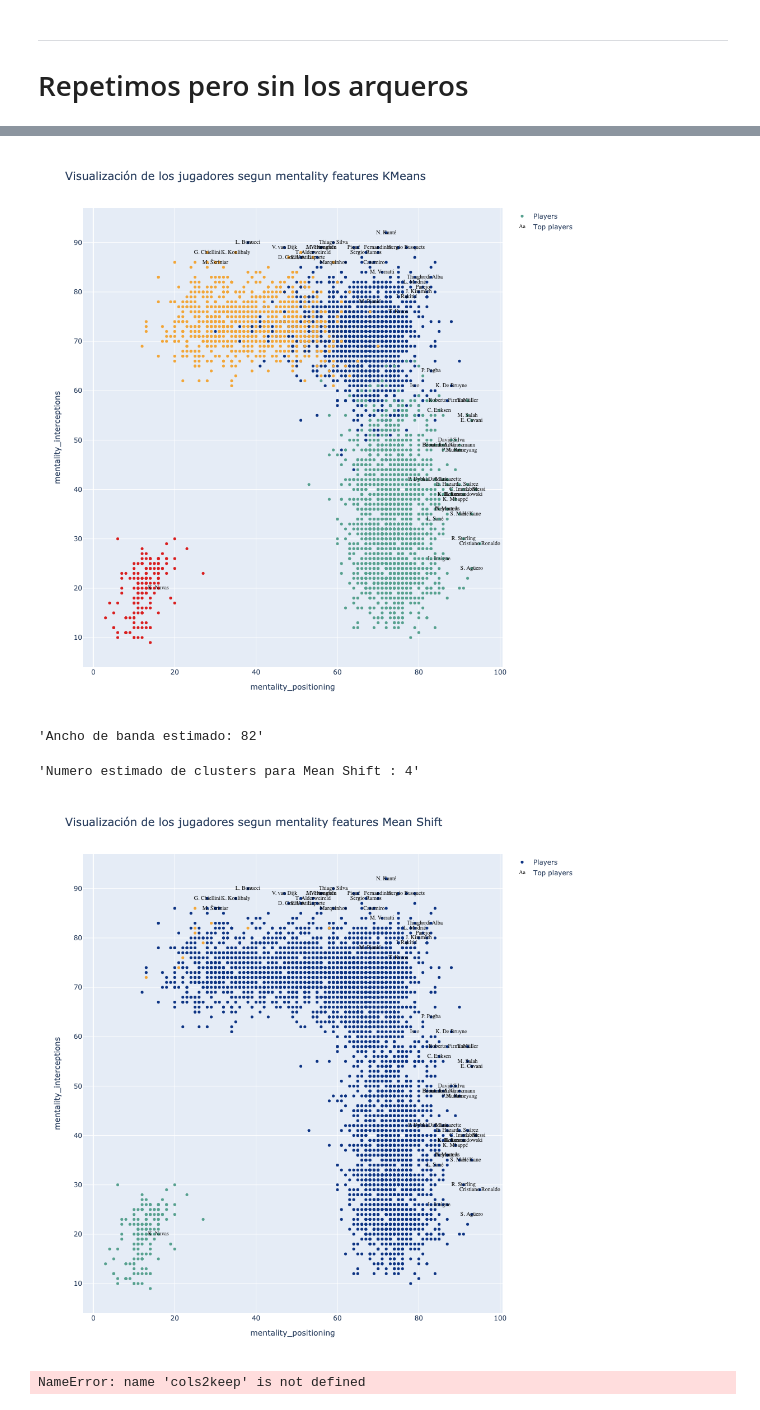
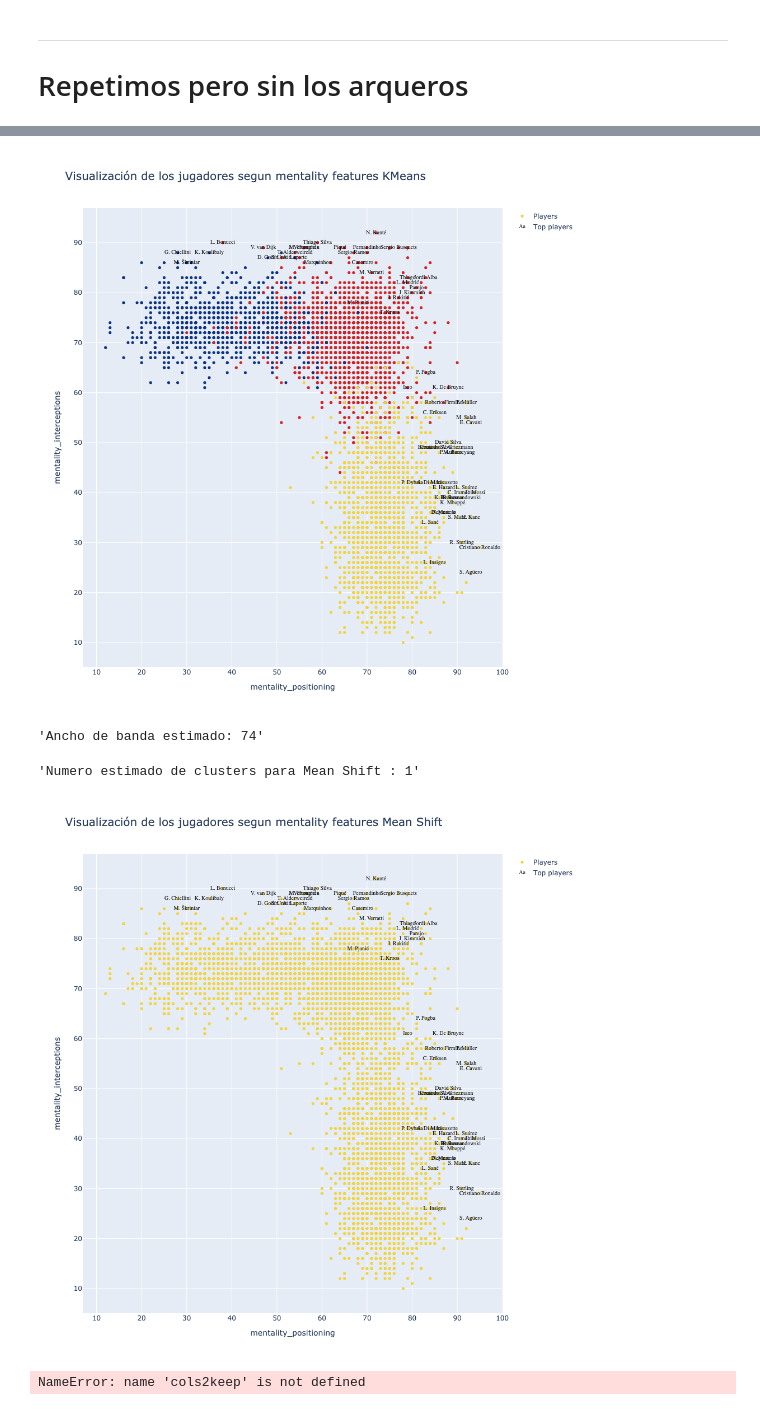
Before and after one commit to danicattaneob/diplo-datos-ayvd-g1, a Jupyter notebook: 5_aprendizaje_no_supervisado/ntb_clustering_2_fifa_2020.ipynb, the cells around one changed output, grey strips where cells are left out. Saved outputs shown, nothing was run; the diff lists cells and outputs as text; code cells hidden in the pictures.

```diff
--- a/5_aprendizaje_no_supervisado/ntb_clustering_2_fifa_2020.ipynb
+++ b/5_aprendizaje_no_supervisado/ntb_clustering_2_fifa_2020.ipynb
@@ -306,7 +306,7 @@ dfo[dfo.team_position=='GK']
 ---------------
 # Repetimos pero sin los arqueros
 # %%
-dfn = dfn[dfo.team_position!='GK']
-dfo = dfo[dfo.team_position!='GK']
+dfn = dfn[(dfo.team_position!='GK') & (dfo.player_positions!='GK')]
+dfo = dfo[(dfo.team_position!='GK') & (dfo.player_positions!='GK')]
 display(dfn.shape, dfo.shape)
 # %% [output]
@@ -327,5 +327,5 @@ plt.grid(True)
 # %%
-n_clusters = 4
+n_clusters = 3
 
 km = KMeans(n_clusters=n_clusters)
 km.fit(dfn)
@@ -367,13 +367,13 @@ fig = go.Figure(data=data, layout=layout)
 
 iplot(fig)
 # %% [output]
-[figure, old version]
+[figure, new version]
 # %%
-bw = estimate_bandwidth(dfn, quantile=0.2)#, n_samples=1000)
+bw = estimate_bandwidth(dfn, quantile=0.2, n_jobs=2)#, n_samples=1000)
 
 display(f"Ancho de banda estimado: {int(bw)}")
 
-ms = MeanShift(bandwidth=int(bw), n_jobs=2)#, bin_seeding=True)
+ms = MeanShift(bandwidth=int(bw), n_jobs=2, bin_seeding=True)
 ms.fit(dfn)
 
 skill_1 = 'mentality_positioning'
@@ -391,36 +391,36 @@ graf1 = go.Scatter(x=dfn[skill_1],
                    name='Players',
                    text=dfo[['club', 'team_position']].apply(lambda x:f'{x.club} - {x.team_position}', axis=1),
                    mode='markers',
                    marker=dict(size=5,
                    color = clusters.astype(np.float),
                    colorscale='Portland',
                    showscale=False))
 
 crack =go.Scatter(x=dfn.loc[bool_crack,skill_1],
                   y=dfn.loc[bool_crack,skill_2],
                   name='Top players',
                   text=dfo.loc[bool_crack,'short_name'],
                   textfont=dict(family='sans serif',size=10,color='black'),
                   opacity=0.9,
                   mode='text')
 
 data=[graf1, crack]
 
 layout = go.Layout(title="Visualización de los jugadores segun mentality features Mean Shift",
                    titlefont=dict(size=20),
                    xaxis=dict(title=skill_1),
                    yaxis=dict(title=skill_2),
                    autosize=False,
                    width=1000,
                    height=1000)
 
 fig = go.Figure(data=data, layout=layout)
 
 iplot(fig)
 # %% [output]
-'Ancho de banda estimado: 82'
+'Ancho de banda estimado: 74'
-'Numero estimado de clusters para Mean Shift : 4'
+'Numero estimado de clusters para Mean Shift : 1'
-[figure, old version]
+[figure, new version]
 # %%
 MachineGunDict=dict()
 for col in cols2keep:
```
Also changed, not shown: parts of 3 cells of this notebook.
